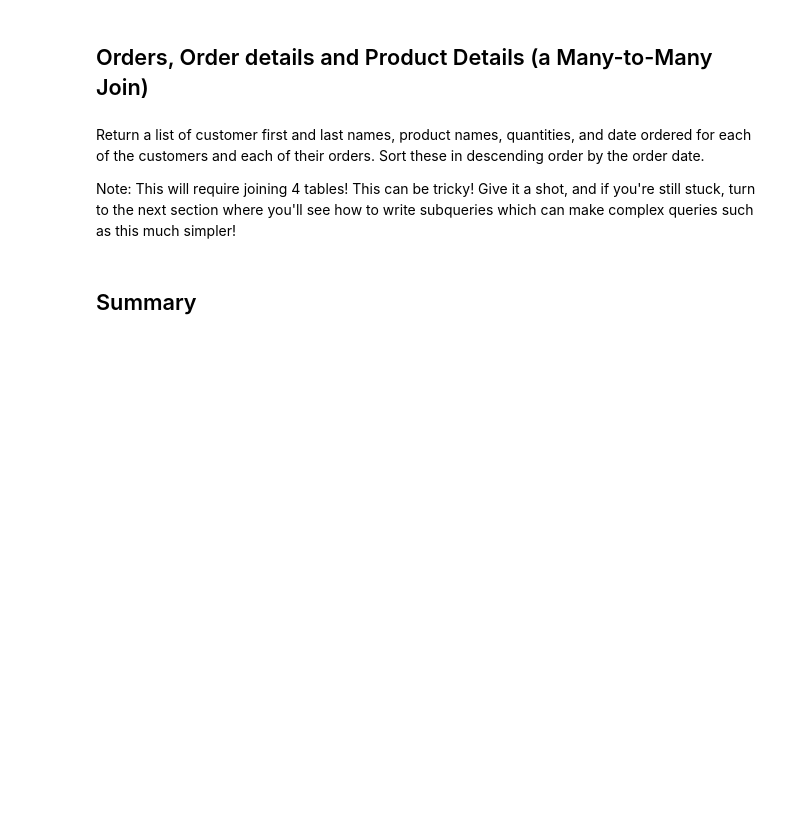
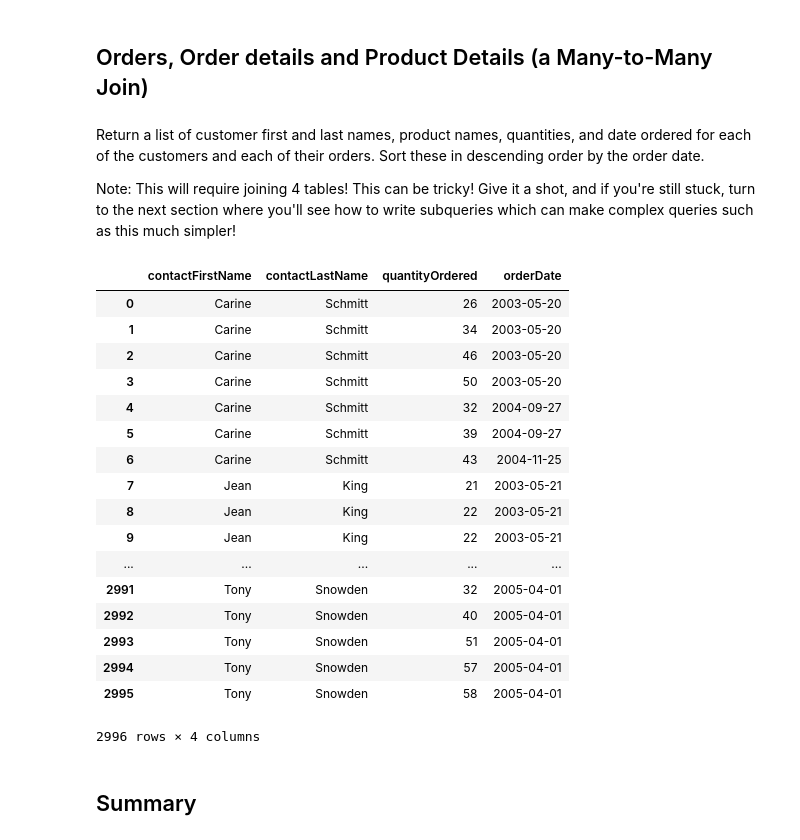
Before and after one commit to aschams/dsc-one-to-many-and-many-to-many-joins-lab-dc-ds-060319, a Jupyter notebook: index.ipynb, the cells around one changed output. Saved outputs shown, nothing was run; the diff lists cells and outputs as text; code cells hidden in the pictures; blank space fills up the shorter version.

```diff
--- a/index.ipynb
+++ b/index.ipynb
@@ -129,13 +129,33 @@ Note: This will require joining 4 tables! This can be tricky! Give it a shot, an
 # %%
 # Your code here
 c.execute('''SELECT contactFirstName, contactLastName, quantityOrdered, orderDate
              FROM customers
              JOIN orders
              USING(customerNumber)
              JOIN orderdetails
              USING(orderNumber)''')
 df = pd.DataFrame(c.fetchall())
 df.columns = [i[0] for i in c.description]
+df
+# %% [output]
+|  | contactFirstName | contactLastName | quantityOrdered | orderDate |
+| 0 | Carine | Schmitt | 26 | 2003-05-20 |
+| 1 | Carine | Schmitt | 34 | 2003-05-20 |
+| 2 | Carine | Schmitt | 46 | 2003-05-20 |
+| 3 | Carine | Schmitt | 50 | 2003-05-20 |
+| 4 | Carine | Schmitt | 32 | 2004-09-27 |
+| 5 | Carine | Schmitt | 39 | 2004-09-27 |
+| 6 | Carine | Schmitt | 43 | 2004-11-25 |
+| 7 | Jean | King | 21 | 2003-05-21 |
+| 8 | Jean | King | 22 | 2003-05-21 |
+| 9 | Jean | King | 22 | 2003-05-21 |
+| ... | ... | ... | ... | ... |
+| 2991 | Tony | Snowden | 32 | 2005-04-01 |
+| 2992 | Tony | Snowden | 40 | 2005-04-01 |
+| 2993 | Tony | Snowden | 51 | 2005-04-01 |
+| 2994 | Tony | Snowden | 57 | 2005-04-01 |
+| 2995 | Tony | Snowden | 58 | 2005-04-01 |
+2996 rows × 4 columns
 # %% [markdown]
 ## Summary
 # %% [markdown]
```
